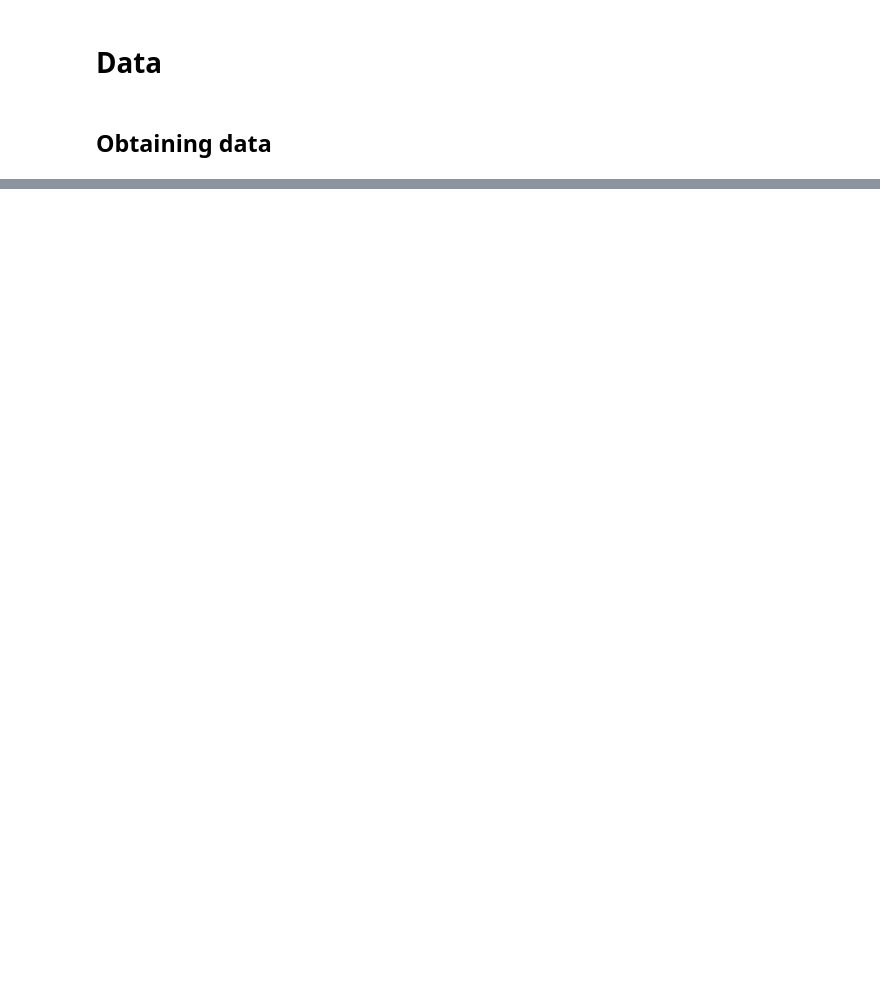
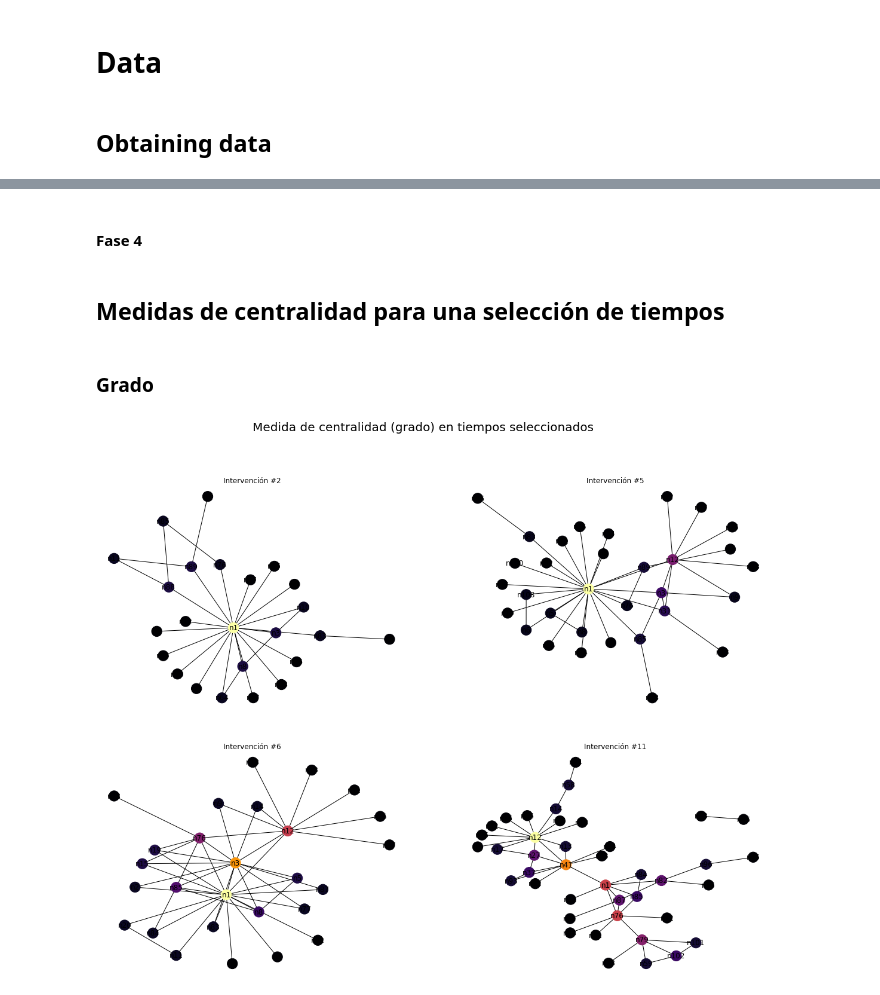
Before and after one commit to santibatte/criminal_communities, a Jupyter notebook: _robdir/caviar/caviar.ipynb, the cells around one changed output, grey strips where cells are left out. Cells and saved outputs as stored; diff of their text form; code cells hidden in the pictures; blank space fills up the shorter version.

```diff
--- a/_robdir/caviar/caviar.ipynb
+++ b/_robdir/caviar/caviar.ipynb
@@ -69,0 +168,7 @@ nx.draw(
+# %%
+dfx = pd.concat([dict_x[num] for num in dict_x], axis=1)
+dfx[dfx.isna()] = 0
+dfx["mean"] = dfx.mean(axis=1)
+dfx.sort_values(by="mean", ascending=False, inplace=True)
+dfx = dfx.loc[:, ["mean"]].iloc[0:5, :]
+dfx
@@ -69,0 +191,4 @@ nx.draw(
+# %%
+dfx = pd.concat([dict_x[num] for num in dict_x], axis=1)
+dfx.index = range(1, 4)
+dfx
@@ -69,0 +197,9 @@ nx.draw(
+# %%
+dict_x = {}
+
+for num in G:
+    dfx = pd.DataFrame.from_dict(nx.betweenness_centrality(G[num], normalized=True), orient="index")
+    dfx.columns = [num]
+    dfx[num] = dfx[num].apply(lambda x: round(x, 2))
+
+    dict_x[num] = dfx
@@ -69,0 +303,2 @@ nx.draw(
+# %% [markdown]
+#### Fase 4
@@ -69,0 +355,55 @@ nx.draw(
+# %% [markdown]
+## Medidas de centralidad para una selección de tiempos
+# %% [markdown]
+### Grado
+# %%
+nums_cols = {
+    "fase_1": {
+        "int": 2,
+        "col": "b",
+        "pos": (0, 0)
+    },
+    "fase_2": {
+        "int": 5,
+        "col": "r",
+        "pos": (0, 1)
+    },
+    "fase_3": {
+        "int": 6,
+        "col": "g",
+        "pos": (1, 0)
+    },
+    "fase_4": {
+        "int": 11,
+        "col": "y",
+        "pos": (1, 1)
+    },
+}
+pos = {}
+fig, ax = plt.subplots(2, 2, figsize=(20, 15))
+
+
+for sel in nums_cols:
+
+    num = nums_cols[sel]["int"]
+    col = nums_cols[sel]["col"]
+    pos = nums_cols[sel]["pos"]
+    values = [nx.degree_centrality(G[num])[val] for val in nx.degree_centrality(G[num])]
+
+    nx.draw(
+        G[num],
+        pos=nx.drawing.nx_agraph.graphviz_layout(G[num]),
+        ax=ax[pos[0], pos[1]],
+        with_labels=True,
+        cmap=plt.get_cmap('inferno'),
+        node_color=values
+    )
+
+    ax[pos[0], pos[1]].set_title("Intervención #" + str(num))
+
+
+fig.suptitle("Medida de centralidad (grado) en tiempos seleccionados", fontsize=20)
+
+plt.show()
+# %% [output]
+[figure, added]
```
Also changed, not shown: parts of 49 cells of this notebook, 1 other file.
